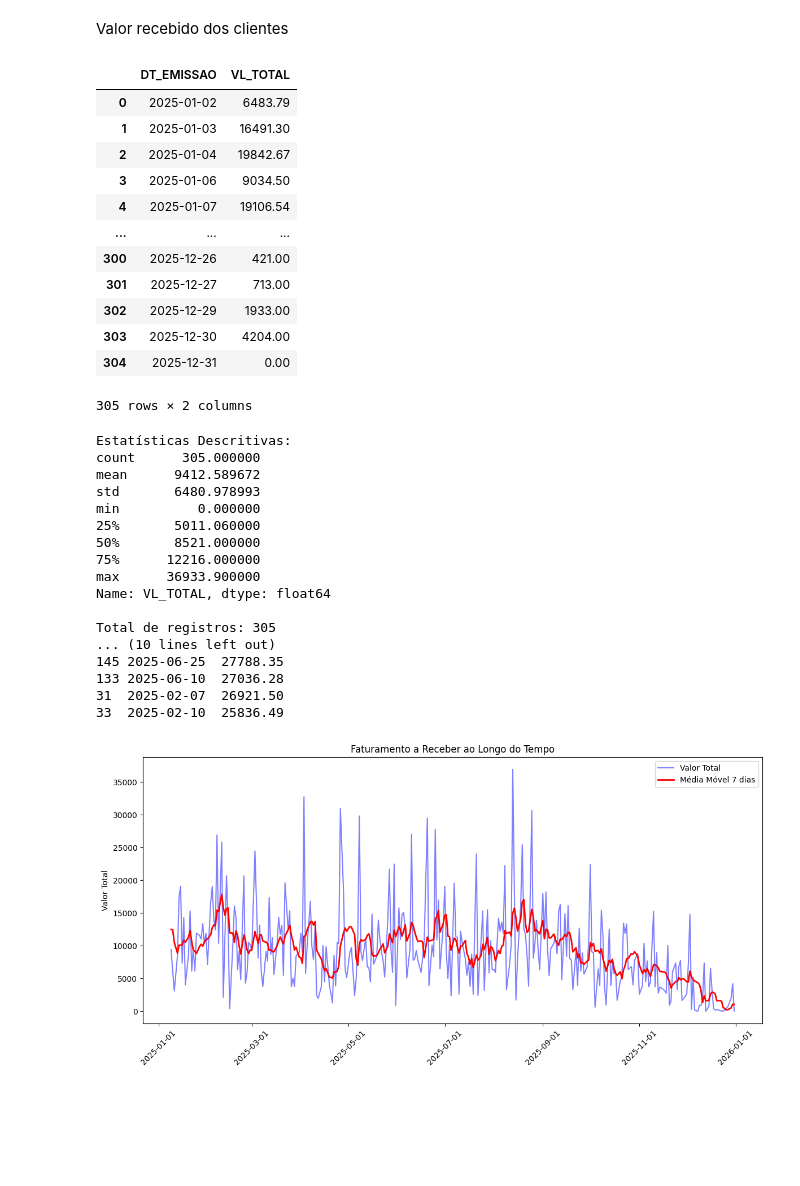
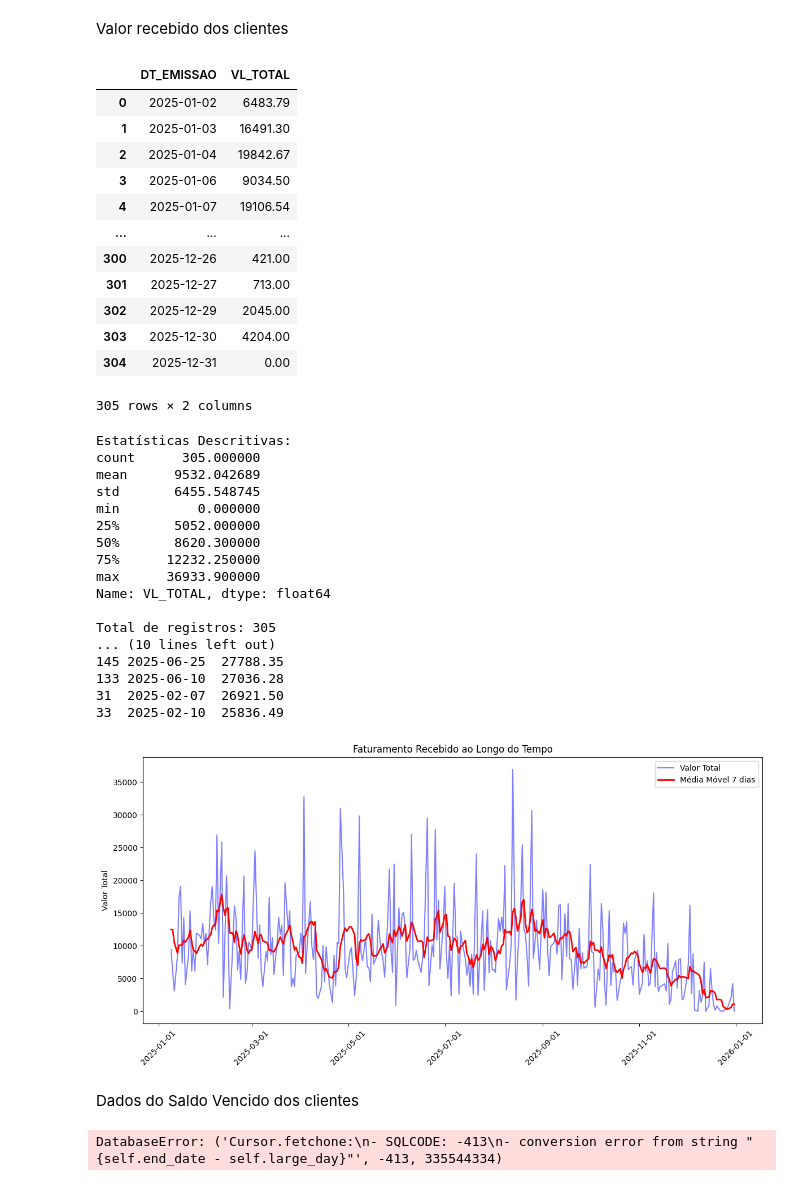
Before and after one commit to Matheus-Rocha86/analise_cobranca, a Jupyter notebook: volume_recebido.ipynb, the cells around one changed output. Cells and saved outputs as stored; diff of their text form; code cells hidden in the pictures; blank space fills up the shorter version.

```diff
--- a/volume_recebido.ipynb
+++ b/volume_recebido.ipynb
@@ -27,13 +28,2 @@ with sqlite3.connect("db.areceber.sqlite3") as conn:
 # %% [markdown]
 ### Quanto foi faturado a prazo?
-# %%
-consulta_faturamento = FaturamentoReceber(
-    data_inicial="2025-01-01",
-    data_final="2025-12-31",
-    conexao=ConexaoBancoDadosResulth()
-)
-faturamento_receber = consulta_faturamento.processar_dados_faturamento_a_receber()
-df_faturamento_receber = pd.DataFrame(faturamento_receber, columns=["DT_EMISSAO", "VL_TOTAL"])
-df_faturamento_receber['DT_EMISSAO'] = pd.to_datetime(df_faturamento_receber['DT_EMISSAO'])
-
-df_faturamento_receber
@@ -141,7 +158,7 @@ df_faturamento_recebido
 | ... | ... | ... |
 | 300 | 2025-12-26 | 421.00 |
 | 301 | 2025-12-27 | 713.00 |
-| 302 | 2025-12-29 | 1933.00 |
+| 302 | 2025-12-29 | 2045.00 |
 | 303 | 2025-12-30 | 4204.00 |
 | 304 | 2025-12-31 | 0.00 |
 305 rows × 2 columns
@@ -160,12 +177,12 @@ print(top_dias)
 # %% [output]
 Estatísticas Descritivas:
 count      305.000000
-mean      9412.589672
-std       6480.978993
+mean      9532.042689
+std       6455.548745
 min          0.000000
-25%       5011.060000
-50%       8521.000000
-75%      12216.000000
+25%       5052.000000
+50%       8620.300000
+75%      12232.250000
 max      36933.900000
 Name: VL_TOTAL, dtype: float64
 
@@ -184,18 +201,29 @@ df_faturamento_recebido.dropna(inplace=True)
 # %%
 # Gráfico do faturamento recebido ao longo do tempo
 fig, ax = plt.subplots(figsize=(12, 6))
 ax.plot(df_faturamento_recebido['DT_EMISSAO'], df_faturamento_recebido['VL_TOTAL'], label='Valor Total', color='blue', alpha=0.5)
 # Plot da média móvel
 ax.plot(df_faturamento_recebido['DT_EMISSAO'], df_faturamento_recebido['VL_TOTAL_MM7'],
         label='Média Móvel 7 dias', color='red', linewidth=2)
 ax.xaxis.set_major_locator(mdates.AutoDateLocator())  # Localizador automático
 ax.xaxis.set_major_formatter(mdates.DateFormatter('%Y-%m-%d'))  # Formato da data
 # Rotacionar labels para melhor visualização
-plt.title("Faturamento a Receber ao Longo do Tempo")
+plt.title("Faturamento Recebido ao Longo do Tempo")
 plt.ylabel("Valor Total")
 plt.xticks(rotation=45)
 plt.legend()
 plt.tight_layout()
 plt.show()
 # %% [output]
-[figure, old version]
+[figure, new version]
+# %% [markdown]
+Dados do Saldo Vencido dos clientes
+# %%
+# Processar dados do saldo vencido
+saldo_vencido = consulta_faturamento.processar_dados_saldo_vencido()
+df_saldo_vencido = pd.DataFrame(saldo_vencido)
+#df_saldo_vencido['DT_EMISSAO'] = pd.to_datetime(df_saldo_vencido['DT_EMISSAO'])
+
+df_saldo_vencido
+# %% [output]
+DatabaseError: ('Cursor.fetchone:\n- SQLCODE: -413\n- conversion error from string "{self.end_date - self.large_day}"', -413, 335544334)
```
Also changed, not shown: parts of 13 cells of this notebook, 1 other file.
